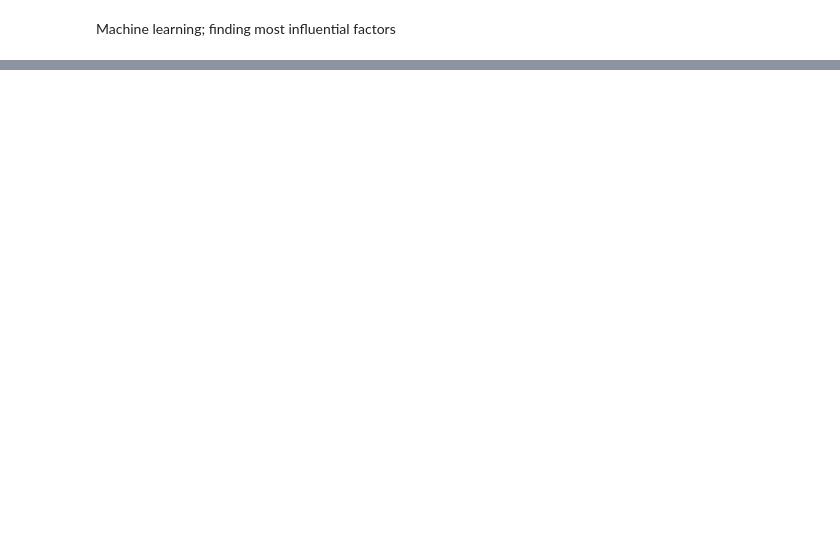
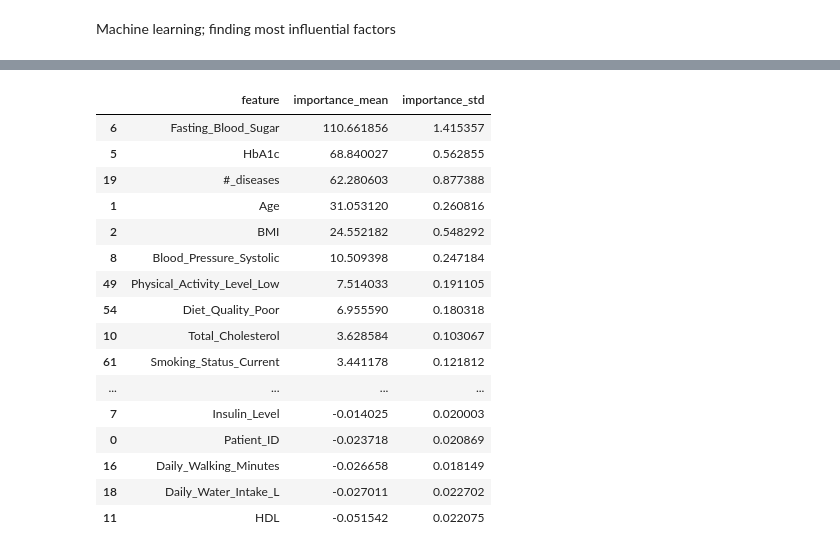
Before and after one commit to NicolePruijssers/Portfolio, a Jupyter notebook: diabetes risk predictor.ipynb, the cells around one changed output, grey strips where cells are left out. Saved outputs shown, nothing was run; the diff lists cells and outputs as text; code cells hidden in the pictures; blank space fills up the shorter version.

```diff
--- a/diabetes risk predictor.ipynb
+++ b/diabetes risk predictor.ipynb
@@ -261,0 +410,39 @@ Number_of_features: 41
+# %%
+from sklearn.inspection import permutation_importance
+import pandas as pd
+
+result = permutation_importance(
+    model,
+    feat_test,
+    target_test,
+    n_repeats=10,
+    random_state=42,
+    scoring="neg_mean_squared_error")
+
+importance = pd.DataFrame({
+    "feature": feat_test.columns,
+    "importance_mean": result.importances_mean,
+    "importance_std": result.importances_std}).sort_values(
+    "importance_mean",
+    ascending=False)
+# %%
+importance_df = pd.DataFrame(importance)
+display(importance_df)
+# %% [output]
+|  | feature | importance_mean | importance_std |
+| 6 | Fasting_Blood_Sugar | 110.661856 | 1.415357 |
+| 5 | HbA1c | 68.840027 | 0.562855 |
+| 19 | #_diseases | 62.280603 | 0.877388 |
+| 1 | Age | 31.053120 | 0.260816 |
+| 2 | BMI | 24.552182 | 0.548292 |
+| 8 | Blood_Pressure_Systolic | 10.509398 | 0.247184 |
+| 49 | Physical_Activity_Level_Low | 7.514033 | 0.191105 |
+| 54 | Diet_Quality_Poor | 6.955590 | 0.180318 |
+| 10 | Total_Cholesterol | 3.628584 | 0.103067 |
+| 61 | Smoking_Status_Current | 3.441178 | 0.121812 |
+| ... | ... | ... | ... |
+| 7 | Insulin_Level | -0.014025 | 0.020003 |
+| 0 | Patient_ID | -0.023718 | 0.020869 |
+| 16 | Daily_Walking_Minutes | -0.026658 | 0.018149 |
+| 18 | Daily_Water_Intake_L | -0.027011 | 0.022702 |
+| 11 | HDL | -0.051542 | 0.022075 |
```
Also changed, not shown: parts of 16 cells of this notebook.
